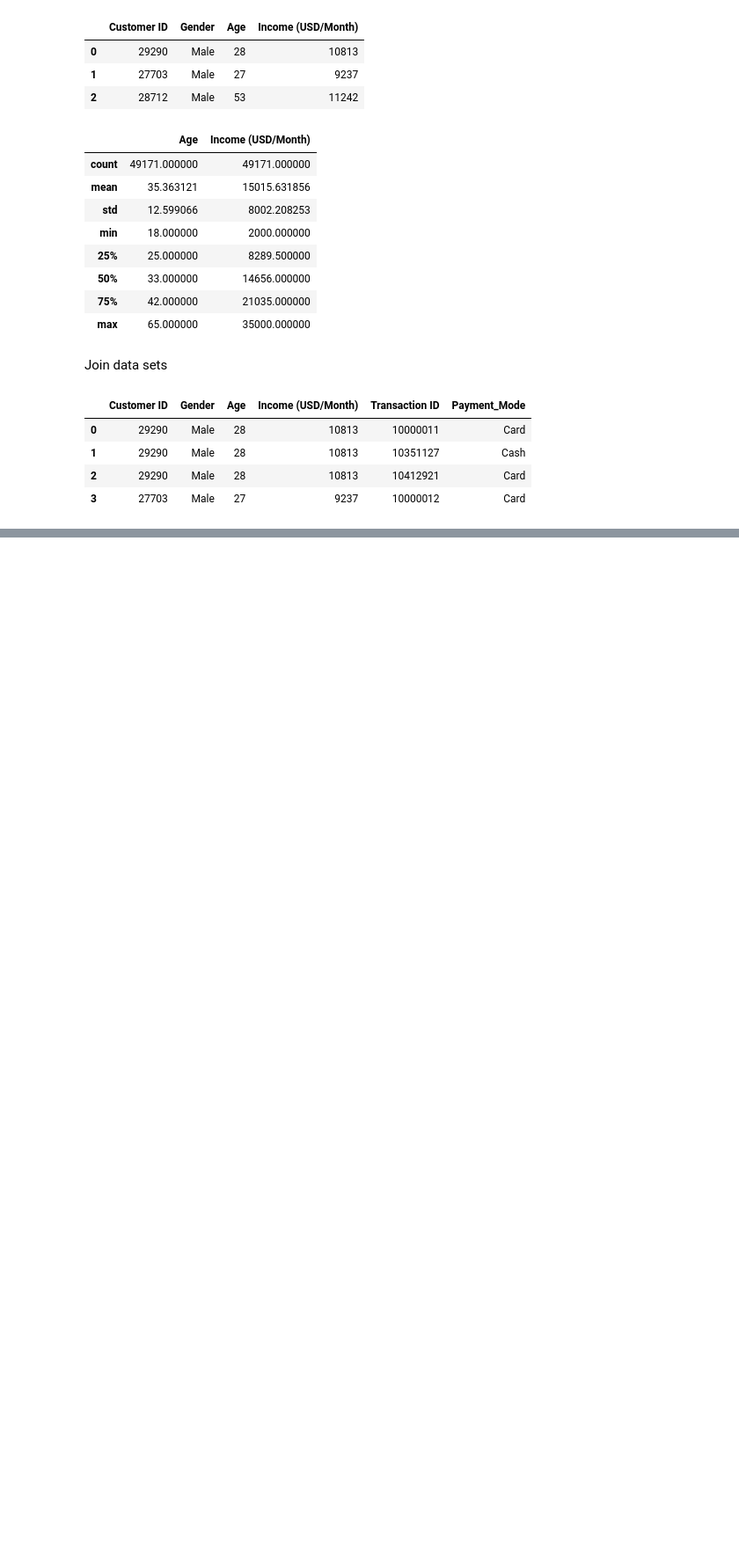
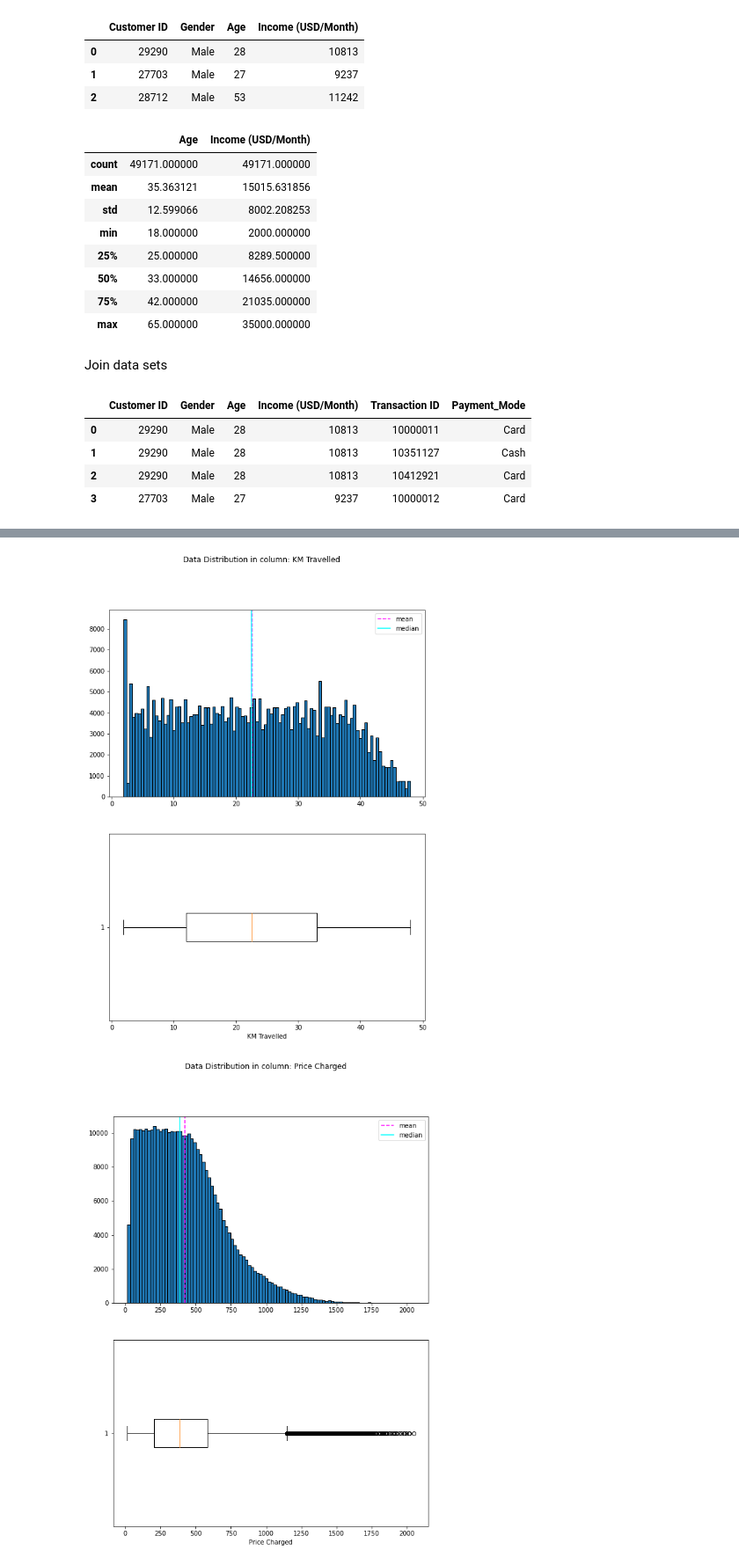
Before and after one commit to HYnam/Data-Glacier-Internship, a Jupyter notebook: Week2/Cab_Invest.ipynb, the cells around one changed output, grey strips where cells are left out. Shown: that part at 88% size. Cells and saved outputs as stored; diff of their text form; code cells hidden in the pictures; blank space fills up the shorter version.

```diff
--- a/Week2/Cab_Invest.ipynb
+++ b/Week2/Cab_Invest.ipynb
@@ -125,0 +155,23 @@ data.head()
+# %%
+numeric_features = ['KM Travelled', 'Price Charged', 'Cost of Trip', 'Age', 'Income (USD/Month)', 'Population', 'Users']
+categorical_features = ['Company', 'City', 'Gender']
+# %%
+#Plot the histograms boxplots
+
+for col in numeric_features:
+    #Create a figure 2 subplots (2 rows, 1 column)
+    fig, ax = plt.subplots(2, 1, figsize = (9, 12))
+    feature = data[col]
+    ax[0].hist(feature, bins = 100, edgecolor = 'black')
+    ax[0].axvline(feature.mean(), color = 'magenta', linestyle = 'dashed', label = 'mean')
+    ax[0].axvline(feature.median(), color = 'cyan', linestyle = 'solid', label = 'median')
+    ax[0].legend()
+
+    ax[1].boxplot(feature, vert = False)
+    ax[1].set_xlabel(col)
+
+    fig.suptitle('Data Distribution in column: ' + col)
+plt.show()
+# %% [output]
+[figure, added]
+[figure, added]
```
Also changed, not shown: parts of 13 cells of this notebook.
